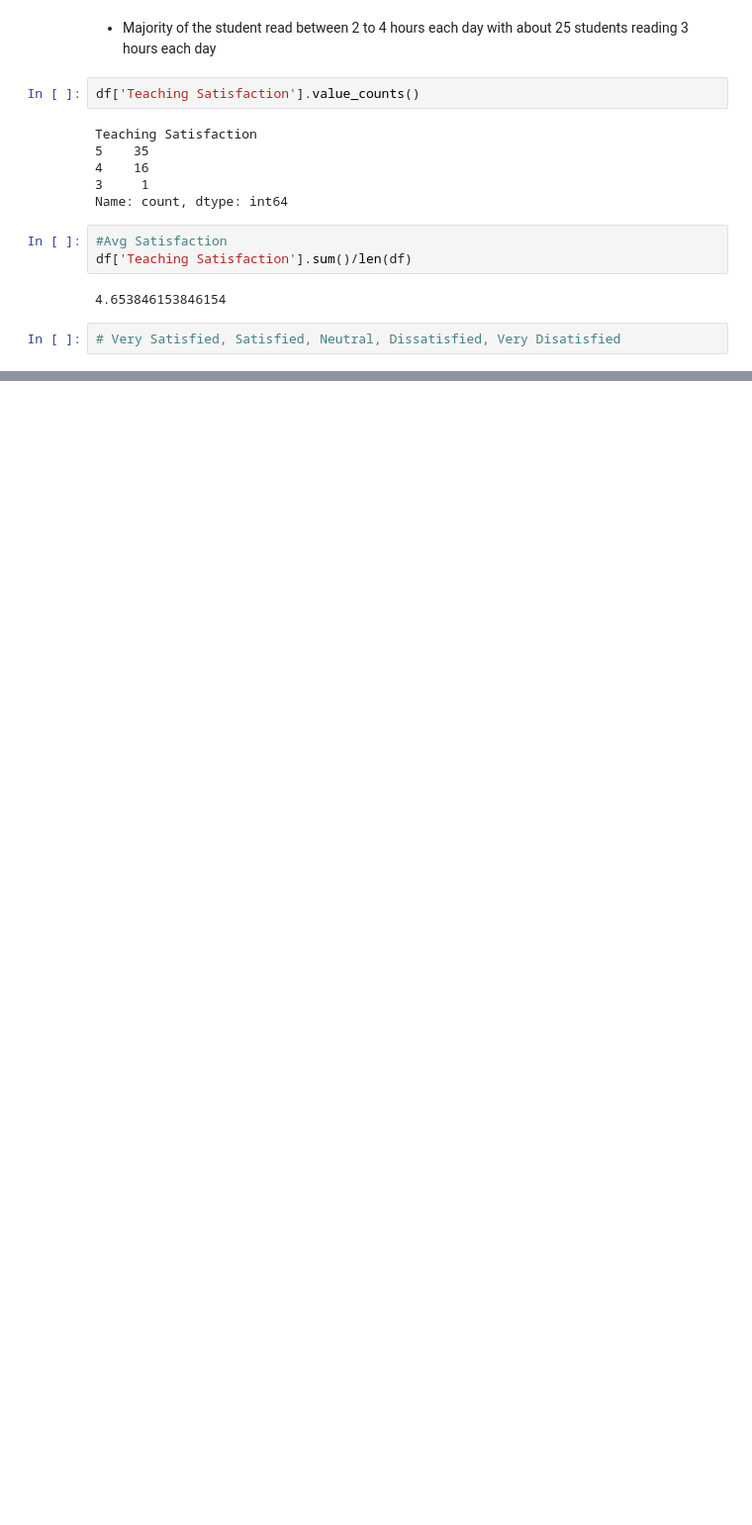
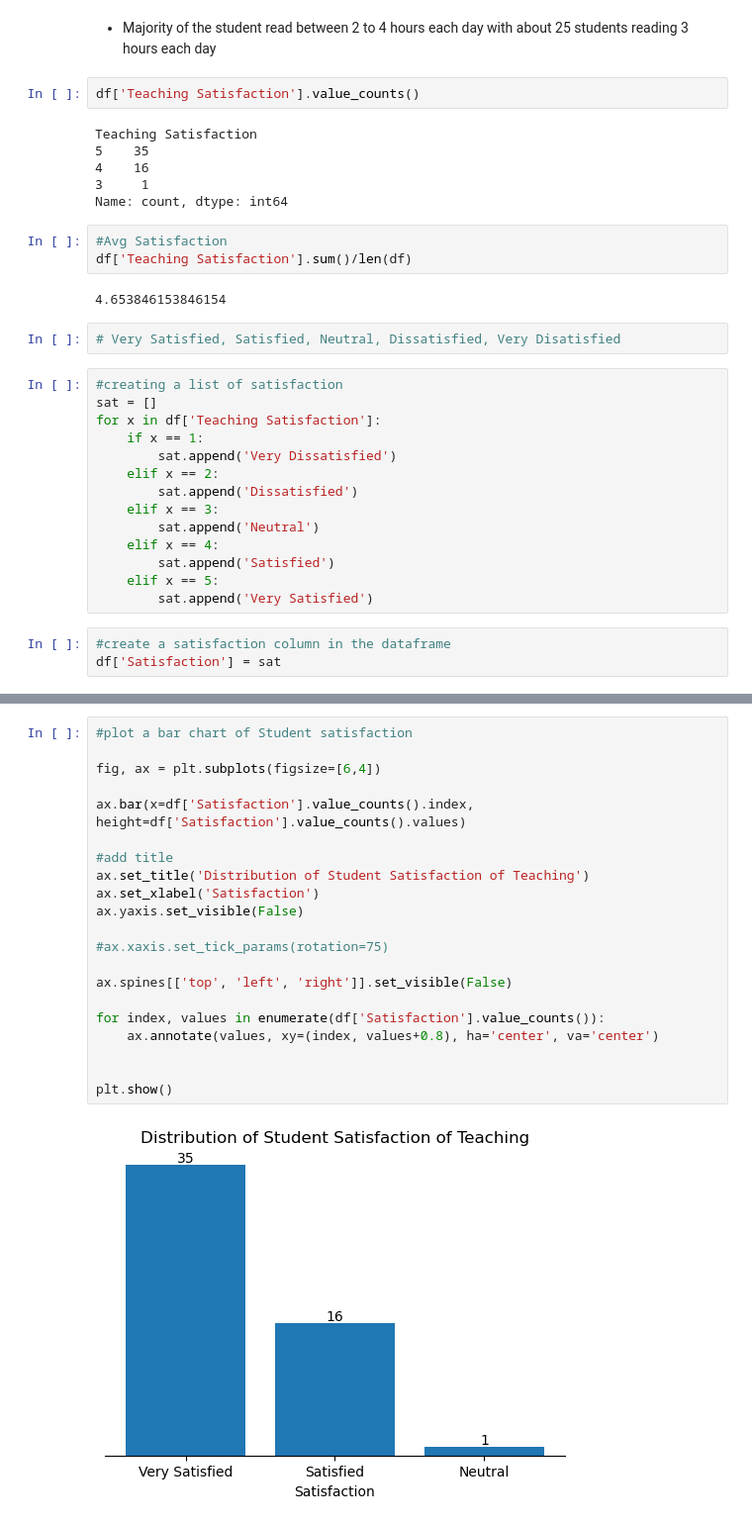
Before and after one commit to valezenwanne/Performance_of_UltraBrain_Students_in_2024_JAMB_Exam, a Jupyter notebook: Performance of Ultra-Brain Student in 2024 JAMB.ipynb, the cells around one changed output, grey strips where cells are left out. Shown: that part at 99% size. Cells and saved outputs as stored; diff of their text form; blank space fills up the shorter version.

Commit message:
Added some exploration and charts

```diff
--- a/Performance of Ultra-Brain Student in 2024 JAMB.ipynb
+++ b/Performance of Ultra-Brain Student in 2024 JAMB.ipynb
@@ -539,3 +525,20 @@ df['Teaching Satisfaction'].sum()/len(df)
 4.653846153846154
 # %%
 # Very Satisfied, Satisfied, Neutral, Dissatisfied, Very Disatisfied
+# %%
+#creating a list of satisfaction
+sat = []
+for x in df['Teaching Satisfaction']:
+    if x == 1:
+        sat.append('Very Dissatisfied')
+    elif x == 2:
+        sat.append('Dissatisfied')
+    elif x == 3:
+        sat.append('Neutral')
+    elif x == 4:
+        sat.append('Satisfied')
+    elif x == 5:
+        sat.append('Very Satisfied')
+# %%
+#create a satisfaction column in the dataframe
+df['Satisfaction'] = sat
@@ -541,0 +554,23 @@ df['Teaching Satisfaction'].sum()/len(df)
+# %%
+#plot a bar chart of Student satisfaction
+
+fig, ax = plt.subplots(figsize=[6,4])
+
+ax.bar(x=df['Satisfaction'].value_counts().index, height=df['Satisfaction'].value_counts().values)
+
+#add title
+ax.set_title('Distribution of Student Satisfaction of Teaching')
+ax.set_xlabel('Satisfaction')
+ax.yaxis.set_visible(False)
+
+#ax.xaxis.set_tick_params(rotation=75)
+
+ax.spines[['top', 'left', 'right']].set_visible(False)
+
+for index, values in enumerate(df['Satisfaction'].value_counts()):
+    ax.annotate(values, xy=(index, values+0.8), ha='center', va='center')
+
+
+plt.show()
+# %% [output]
+[figure, added]
```
Also changed, not shown: parts of 17 cells of this notebook.
